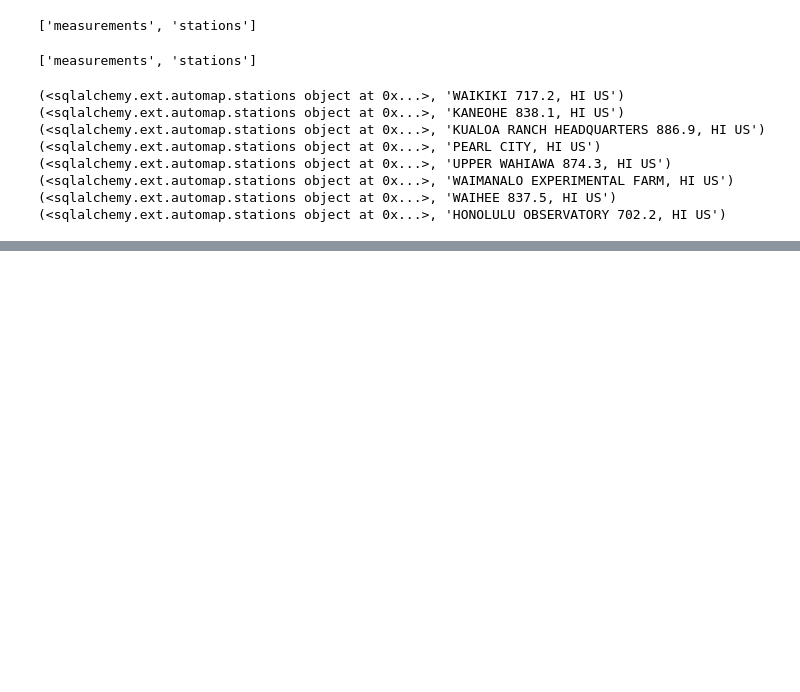
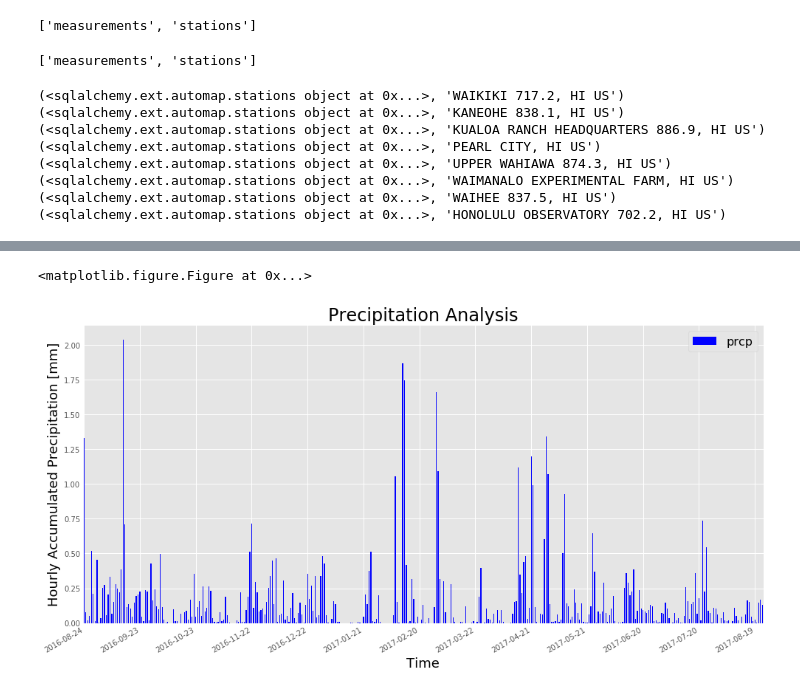
Before and after one commit to jmendiola84/Surfs_Up, a Jupyter notebook: climate_analysis.ipynb, the cells around one changed output, grey strips where cells are left out. Saved outputs shown, nothing was run; the diff lists cells and outputs as text; code cells hidden in the pictures; blank space fills up the shorter version.

Commit message:
Precipitation Analysis added

```diff
--- a/climate_analysis.ipynb
+++ b/climate_analysis.ipynb
@@ -72,0 +112,16 @@ for row in session.query(Station, Station.name).limit(8).all():
+# %%
+#Design a query to retrieve the last 12 months of precipitation data (select only the date and prcp values).
+#Load the query results into a Pandas DataFrame and set the index to the date column.
+#Plot the results using the DataFrame plot method.
+
+### BEGIN SOLUTION
+date = dt.datetime(2016, 8, 23)
+
+sel_prcp = [Measurement.date,
+       func.avg(Measurement.prcp)]
+prcp_lst_yr = session.query(*sel_prcp).\
+    filter(Measurement.date > date).\
+    group_by(Measurement.date).\
+    order_by(Measurement.date).all()
+### END SOLUTION
+prcp_lst_yr
@@ -72,0 +146,7 @@ for row in session.query(Station, Station.name).limit(8).all():
+# %%
+# Plot the Results
+### BEGIN SOLUTION
+prcp_df = pd.DataFrame(prcp_lst_yr, columns=['date', 'prcp'])
+prcp_df.set_index('date', inplace=True)
+
+prcp_df.head()
@@ -72,0 +161,23 @@ for row in session.query(Station, Station.name).limit(8).all():
+# %%
+# Plotting
+plt.clf()
+prcp_df.plot(y='prcp',kind='bar',edgecolor='none',figsize=(16,8),linewidth=2, color='blue')
+plt.legend(prop={'size':16})
+plt.subplots_adjust(left=.1, right=0.9, top=0.9, bottom=.1)
+plt.title('Precipitation Analysis',fontsize=24)
+plt.ylabel('Hourly Accumulated Precipitation [mm]',fontsize=18,color='black')
+ax = plt.gca()
+plt.gcf().autofmt_xdate()
+
+# skip ticks for X axis
+#ax.set_xticklabels([dt.strftime('%Y-%m-%d') for dt in prcp_df.index])
+for i, tick in enumerate(ax.xaxis.get_major_ticks()):
+    if (i % (30) != 0): # 24 hours * 7 days = 1 week
+        tick.set_visible(False)
+
+plt.xlabel('Time',fontsize=18,color='black')
+
+plt.show()
+# %% [output]
+<matplotlib.figure.Figure at 0x...>
+[figure, added]
```
Also changed, not shown: parts of 4 cells of this notebook, 2 other files.
